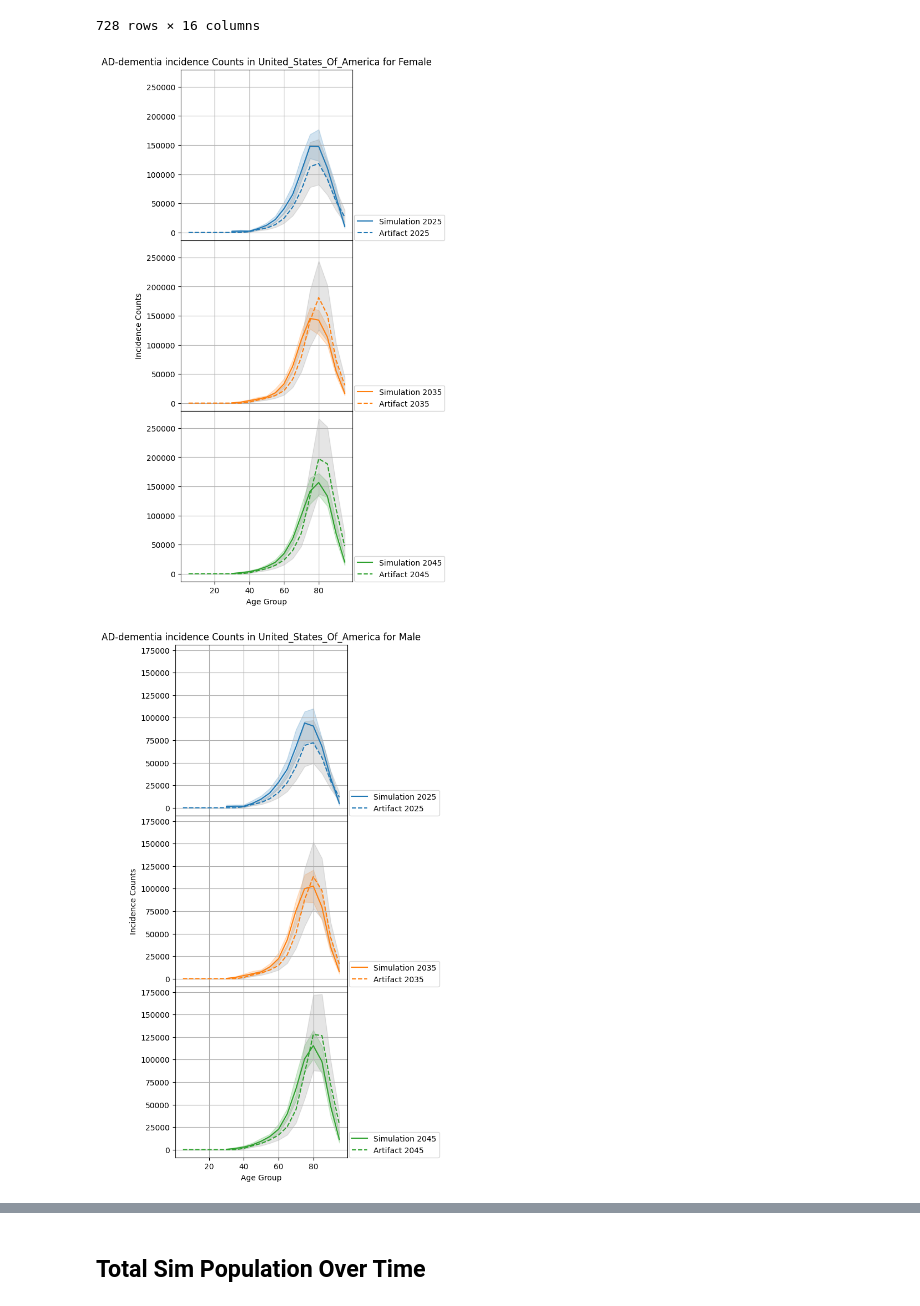
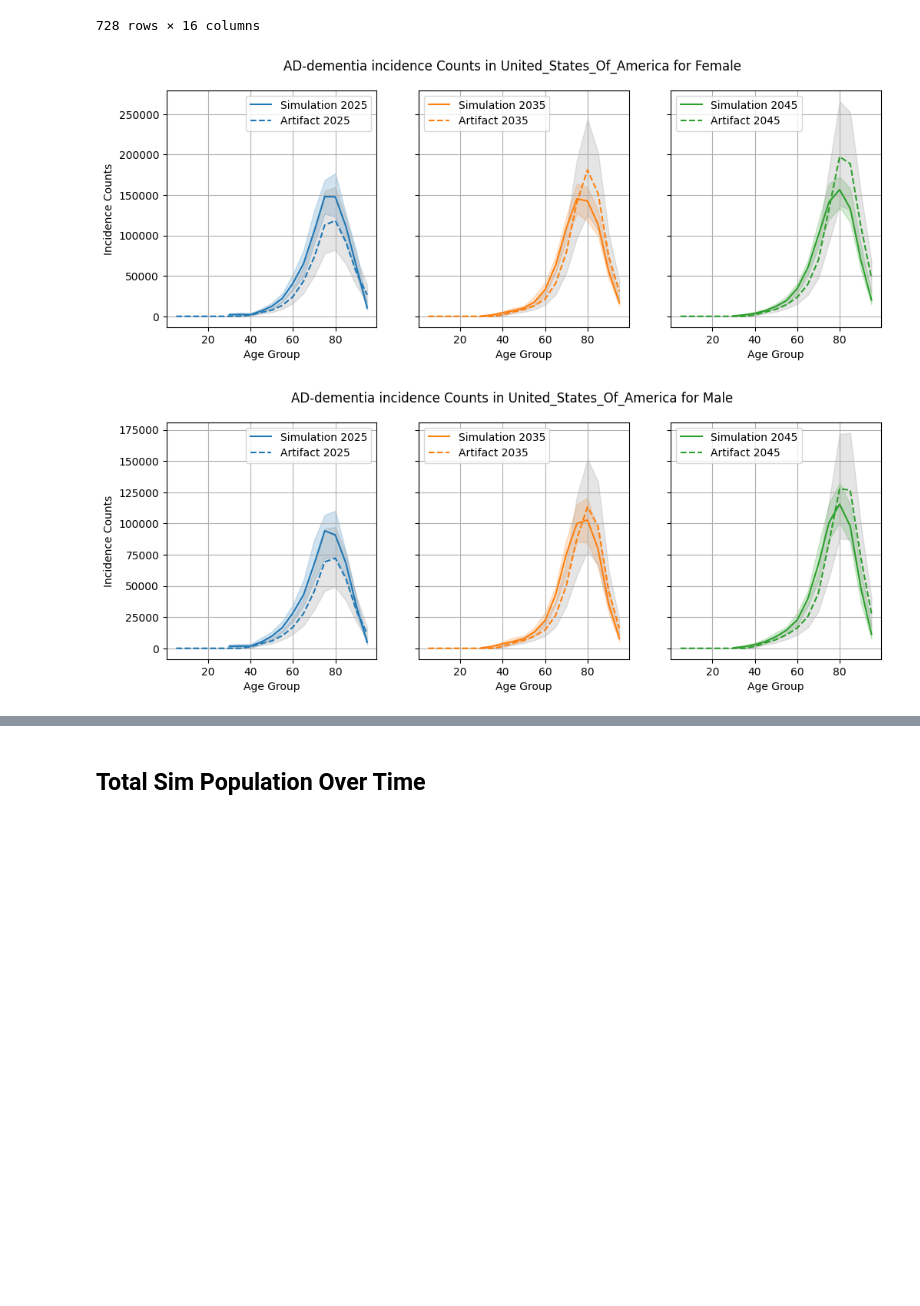
Before and after one commit to ihmeuw/vivarium_research_alzheimers, a Jupyter notebook: verification_and_validation/2025_09_18d_model4.5_vv.ipynb, the cells around one changed output, grey strips where cells are left out. Cells and saved outputs as stored; diff of their text form; code cells hidden in the pictures; blank space fills up the shorter version.

Commit message:
start modifying model 4.5 V&V notebook

```diff
--- a/verification_and_validation/2025_09_18d_model4.5_vv.ipynb
+++ b/verification_and_validation/2025_09_18d_model4.5_vv.ipynb
@@ -155,3 +169,9 @@ assert trans.loc[trans.sub_entity == 'susceptible_to_alzheimers_disease_and_othe
        'should be zero transitions from susceptible to with-condition'
 # %% [markdown]
 # And that there *are* transitions out of other states for all ages
+# %%
+# NOTE: It seems contradictory that there are 2 MCI->AD transitions in
+# the 25-29 age group in 2025, but according to the dataframe above,
+# there is 0 person-time in AD in the 25-29 age group in 2025...
+temp = trans.groupby(['location', 'current_year', 'age_group', 'sub_entity']).value.sum()
+temp.unstack()
@@ -469,0 +501,5 @@ for i in range(500):
+# %%
+# This is the number of people in each demographic group in each year --
+# these numbers come from the FHS population forecasts
+pop_structure = art.load('population.structure')
+pop_structure
@@ -469,0 +521,10 @@ for i in range(500):
+# %%
+
+# For each demographic group, the "population scaling factor" is the
+# ratio of the real-world population in that group that we want to
+# simulate to the total number of people in that group. For Model 4 and
+# above, this equals the prevalence of all AD disease states combined
+# (preclinical + MCI + AD-dementia), since we are modeling the
+# population of people with any stage of AD.
+art_all_states_initial_prev = art.load('population.scaling_factor')
+art_all_states_initial_prev
@@ -546,34 +714,36 @@ new_ad_dementia_summary
 # %%
 for location in new_sims.location.unique():
     for sex in new_sims.sex.unique():
-        fig, ax = plt.subplots(nrows=3, sharex=True, sharey=True, figsize=(4,12))
+        fig, ax = plt.subplots(ncols=3, sharex=True, sharey=True, figsize=(12,4))
         plt.subplots_adjust(hspace=0)
         for i, year in enumerate([2025, 2035, 2045]):
             color = f'C{i}'
             plot_data = new_ad_dementia_summary.query('location == @location and current_year == @year and sex == @sex')
 
             location_w_spaces = location.replace('_', ' ').replace('Of', 'of')
             art_plot = art_incidence_data.query(
                 f'location == "{location_w_spaces}" and year_start == {year} and sex == "{sex}"'
             ).reset_index()
 
             art_plot['mean'] = art_plot.filter(like='draw_').mean(axis=1)
             art_plot['upper'] = np.percentile(art_plot.filter(like='draw_'), 97.5, axis=1)
             art_plot['lower'] = np.percentile(art_plot.filter(like='draw_'), 2.5, axis=1)
 
             ax[i].fill_between(plot_data.age_start, plot_data['2.5%'], plot_data['97.5%'], alpha=0.2, color=color)
             ax[i].fill_between(art_plot.age_start, art_plot['upper'], art_plot['lower'], alpha=0.2, color='grey')
             ax[i].plot(plot_data.age_start, plot_data['mean'], label=f'Simulation {year}', color=color)
             ax[i].plot(art_plot.age_start, art_plot['mean'], label=f'Artifact {year}', color=color, linestyle='--')
             ax[i].grid(True)
             if i == 0:
-                ax[i].set_title(f"AD-dementia incidence Counts in {location} for {sex}")
+                ax[i].set_ylabel(f"Incidence Counts")
+            #     ax[i].set_title(f"AD-dementia incidence Counts in {location} for {sex}")
 #             plt.tick_params(axis='x', labelrotation=90)
             ax[i].set_xlabel("Age Group")
-            if i == 1:
-                ax[i].set_ylabel(f"Incidence Counts")
-            ax[i].legend(loc=(1.01, 0))
+            # if i == 1:
+            #     ax[i].set_ylabel(f"Incidence Counts")
+            ax[i].legend()#.legend(loc=(1.01, 0))
+        fig.suptitle(f"AD-dementia incidence Counts in {location} for {sex}")
 # %% [output]
-[figure, old version]
+[figure, new version]
-[figure, old version]
+[figure, new version]
 # %% [markdown]
```
Also changed, not shown: parts of 38 cells of this notebook.
